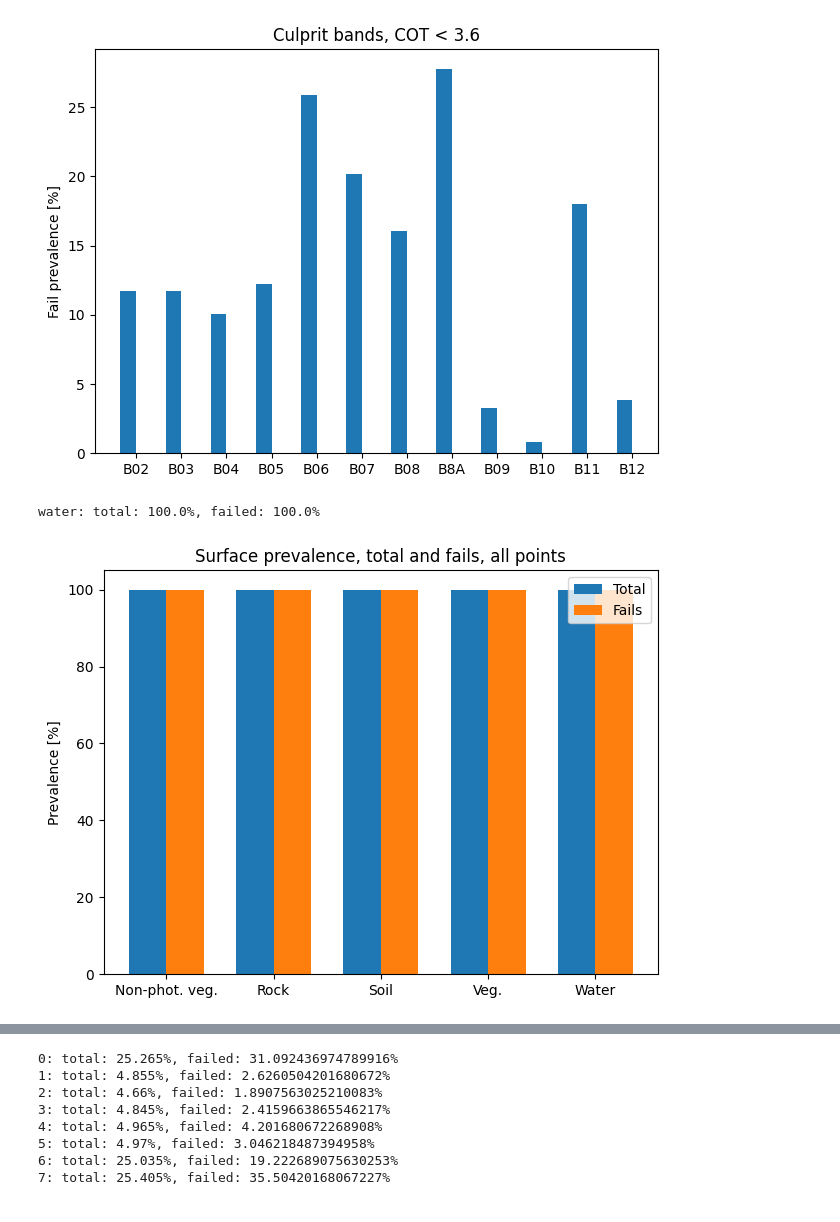
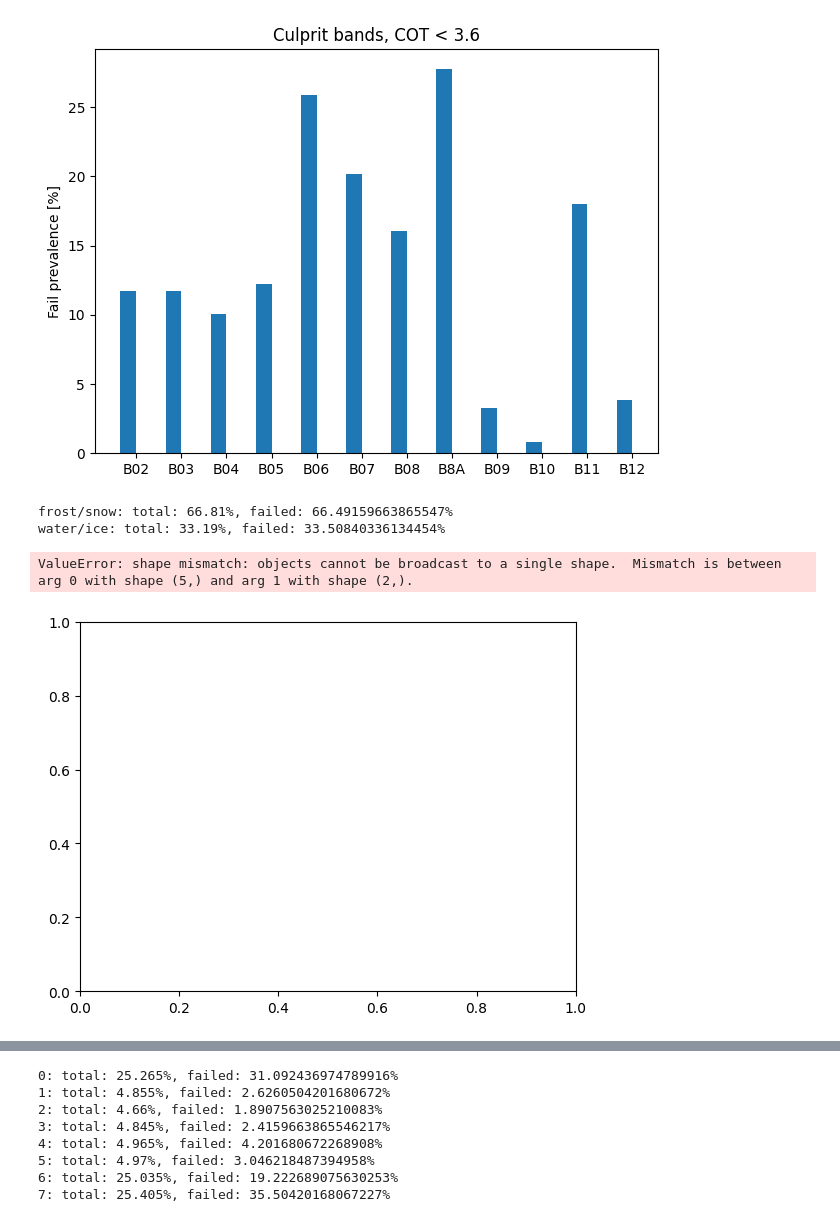
Before and after one commit to chiara-aisweden/cloud_rm, a Jupyter notebook: Showroom.ipynb, the cells around one changed output, grey strips where cells are left out. Drawn from its saved outputs; the diff is of its cells as text; code cells hidden in the pictures.

```diff
--- a/Showroom.ipynb
+++ b/Showroom.ipynb
@@ -130,3 +136,27 @@ Stds of single network QR:
 [0.00160544 0.01073808 0.00580348]
 Ensemble QR
 array([0.09950833, 0.506175  , 0.91387917])
+# %%
+#np.linal.norm() -> Frobenius norm i.e root of the sum of squares
+norm_og=np.linalg.norm(np.square((y_test.to_numpy())-(X_test.to_numpy()[:,:12])),axis=(0))**2
+norm_pred=np.linalg.norm(np.square((y_test.to_numpy())-preds_total[:,:,est]),axis=(0))**2
+norm_gt=np.linalg.norm(np.square(y_test.to_numpy()),axis=(0))**2
+
+NMSE_og=norm_og/norm_gt
+NMSE_pred=norm_pred/norm_gt
+
+for i in range(len(NMSE_og)):
+    if i<=6:
+        print('NMSE before correction, Band '+str(i+2)+': '+str(NMSE_og[i]))
+        print('NMSE after correction, Band '+str(i+2)+': '+str(NMSE_pred[i]))
+    elif i==7:
+        print('NMSE before correction, Band '+str(i+1)+'A: '+str(NMSE_og[i]))
+        print('NMSE after correction, Band '+str(i+1)+'A: '+str(NMSE_pred[i]))
+    else:
+        print('NMSE before correction, Band '+str(i+1)+': '+str(NMSE_og[i]))
+        print('NMSE after correction, Band '+str(i+1)+': '+str(NMSE_pred[i]))
+
+    print(' ')
+
+print('Mean NMSE before correction: '+str(np.mean(NMSE_og)))
+print('Mean NMSE after correction: '+str(np.mean(NMSE_pred)))
@@ -133,7 +181,8 @@ array([0.09950833, 0.506175  , 0.91387917])
 # %%
+#Find test df
+df_test=df.iloc[y_test.index]
 #Find COTs of all test points
-testindices=y_test.index
-COTs=np.array(df['COT'].iloc[testindices])
+COTs=np.array(df_test['COT'])
 
 #Divide into bins depending on COT
 clear_true = y_test.to_numpy()[(COTs==0),:]
@@ -207,7 +234,7 @@ if all_bands:
     errors = np.mean(np.abs(y_test_np_sort[:,:]-y_pred_sort[:,:,est]),axis=1)
     uncs = np.mean(y_pred_sort[:,:,-1]-y_pred_sort[:,:,0],axis=1)
 else:
-    band = 10
+    band = 9
     errors = np.abs(y_test_np_sort[:,band]-y_pred_sort[:,band,est])
     uncs = y_pred_sort[:,band,-1]-y_pred_sort[:,band,0]
 
@@ -425,18 +452,18 @@ plt.show()
 fail_list=[]
 fail_band=[]
 fail_COT=[]
-for i in range(len(testindices)):
+for i in range(df_test.to_numpy().shape[0]):
     for j in range(len(y_test.columns)):
         if np.abs(y_test.to_numpy()[i,j]-preds_total[i,j,1])/(preds_total[i,j,2]-preds_total[i,j,0]) > 1.5:
         #if preds_total[i,j,0] > y_test.to_numpy()[i,j]*1.2 or preds_total[i,j,2] < y_test.to_numpy()[i,j]*0.8:
             fail_list.append(i)
             fail_band.append(j)
-            fail_COT.append(df['COT'][testindices[i]])
+            fail_COT.append(df['COT'][df_test.index[i]])
 
 #Remove duplicates
 fail_list = np.unique(fail_list)
 #Turn into df indices
-fail_list = testindices[fail_list]
+fail_list = df_test.index[fail_list]
 
 print(len(fail_list))
 # %% [output]
@@ -520,32 +547,34 @@ B11 culprit in 17.983651226158038% of failed cases
 B12 culprit in 3.8147138964577656% of failed cases
 [figure]
 # %%
-surfs_tot=np.array(df['Surface_Desc_Dumb'][testindices])
+surfs_tot=np.array(df_test['Surface_Desc_Dumb'])
 unique_surf_tot, count_surf_tot = np.unique(surfs_tot, return_counts=True)
 
 count_surf_fail = np.zeros(len(unique_surf_tot))
 for i in range(len(unique_surf_tot)):
     count_surf_fail[i] = sum(np.array(fail_df['Surface_Desc_Dumb'])==unique_surf_tot[i])
     print(unique_surf_tot[i]+': total: '+str(count_surf_tot[i]/200)+'%, failed: '+str(count_surf_fail[i]*100/len(fail_list))+'%')
 
 labels=['Non-phot. veg.','Rock','Soil','Veg.','Water']
 x = np.arange(len(labels))  # the label locations
 width = 0.35  # the width of the bars
 
 fig, ax = plt.subplots()
 rects1 = ax.bar(x - width/2, count_surf_tot/200, width, label='Total')
 rects2 = ax.bar(x + width/2, count_surf_fail*100/len(fail_list), width, label='Fails')
 
 # Add some text for labels, title and custom x-axis tick labels, etc.
 ax.set_ylabel('Prevalence [%]')
 ax.set_title('Surface prevalence, total and fails, all points')
 ax.set_xticks(x)
 ax.set_xticklabels(labels)
 ax.legend()
 fig.tight_layout()
 
 plt.show()
 # %% [output]
-water: total: 100.0%, failed: 100.0%
+frost/snow: total: 66.81%, failed: 66.49159663865547%
+water/ice: total: 33.19%, failed: 33.50840336134454%
+ValueError: shape mismatch: objects cannot be broadcast to a single shape.  Mismatch is between arg 0 with shape (5,) and arg 1 with shape (2,).
-[figure, old version]
+[figure, new version]
 # %%
```
Also changed, not shown: parts of 14 cells of this notebook, 13 other files.
